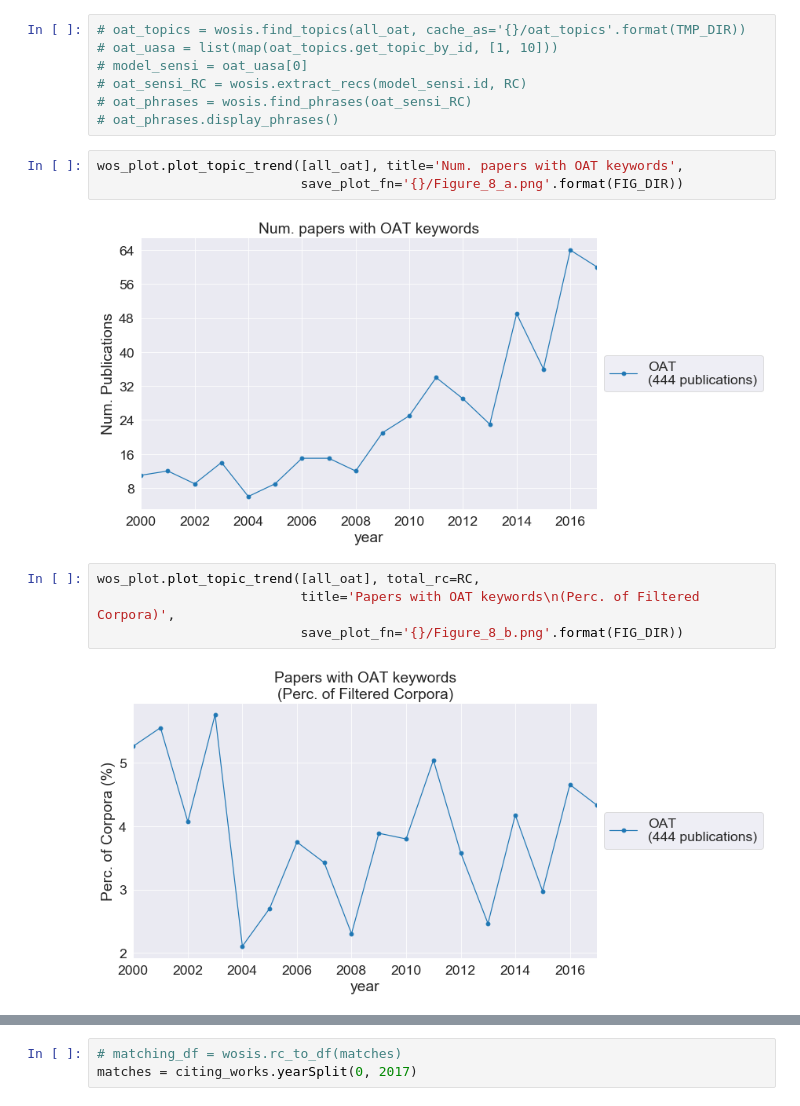
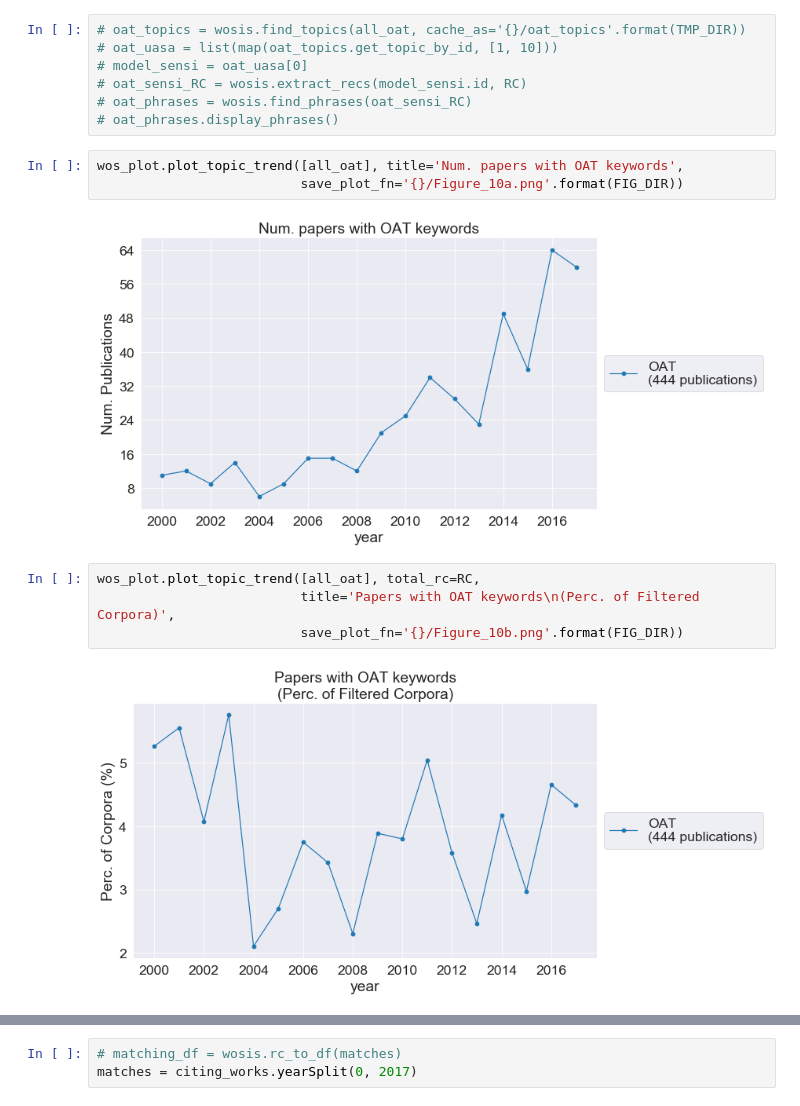
Before and after one commit to frog7/uasa-trends, a Jupyter notebook: notebooks/6 Identifying OAT in the corpora.ipynb, the cells around one changed output, grey strips where cells are left out. Saved outputs shown, nothing was run; the diff lists cells and outputs as text.

```diff
--- a/notebooks/6 Identifying OAT in the corpora.ipynb
+++ b/notebooks/6 Identifying OAT in the corpora.ipynb
@@ -171,15 +168,15 @@ all_oat.name = 'OAT'
 # oat_phrases.display_phrases()
 # %%
 wos_plot.plot_topic_trend([all_oat], title='Num. papers with OAT keywords',
-                          save_plot_fn='{}/Figure_8_a.png'.format(FIG_DIR))
+                          save_plot_fn='{}/Figure_10a.png'.format(FIG_DIR))
 # %% [output]
-[figure, old version]
+[figure, new version]
 # %%
 wos_plot.plot_topic_trend([all_oat], total_rc=RC,
                           title='Papers with OAT keywords\n(Perc. of Filtered Corpora)',
-                          save_plot_fn='{}/Figure_8_b.png'.format(FIG_DIR))
+                          save_plot_fn='{}/Figure_10b.png'.format(FIG_DIR))
 # %% [output]
-[figure, old version]
+[figure, new version]
 # %%
 matching_pubs = wosis.find_pubs_by_title(RC, ("How to avoid a perfunctory sensitivity analysis"))
 s_and_a_2010_wos_id = wosis.rc_to_df(matching_pubs).id[0]
```
Also changed, not shown: parts of 9 cells of this notebook.
